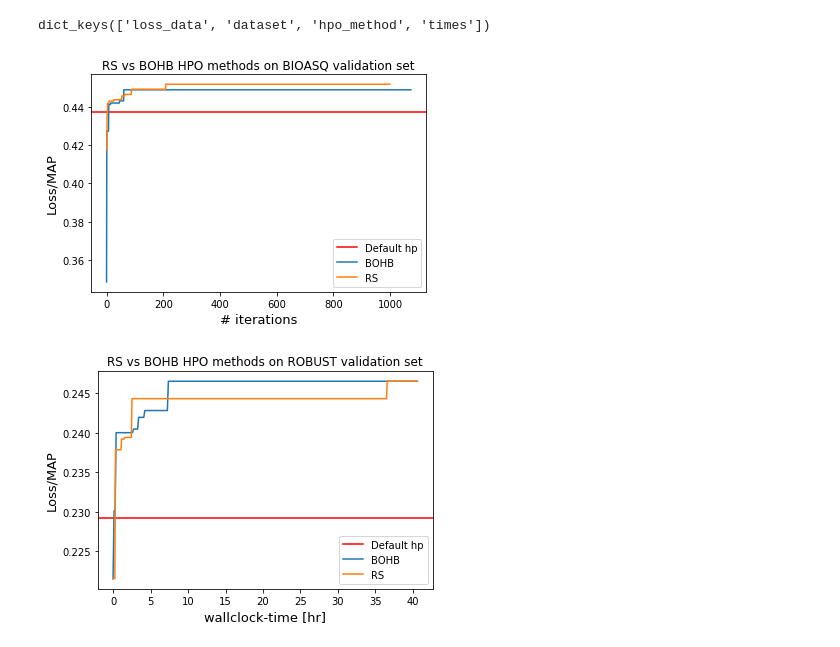
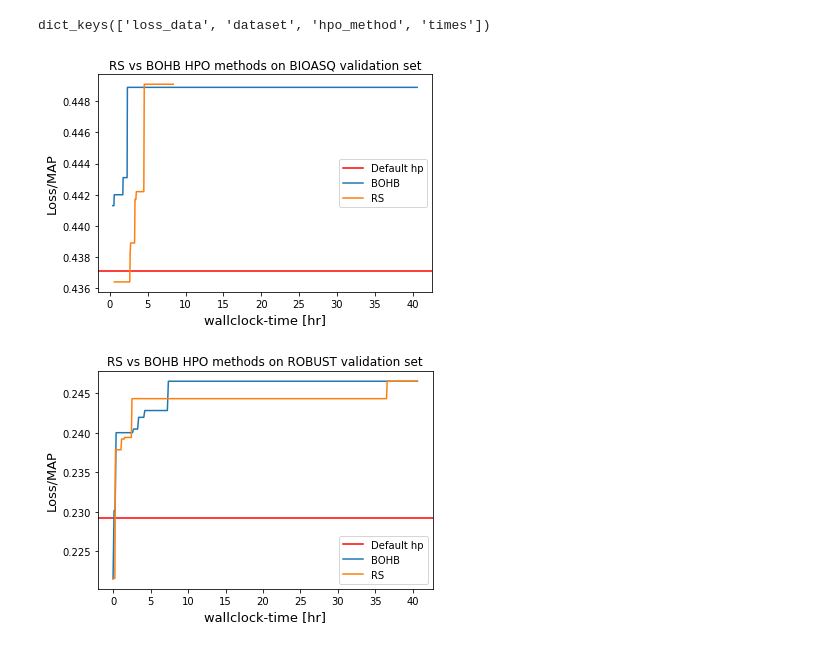
Before and after one commit to fj-morales/deep-relevance-ranking, a Jupyter notebook: models/baselines/HPO_analysis_intermediate.ipynb, the cells around one changed output. Drawn from its saved outputs; the diff is of its cells as text; code cells hidden in the pictures.

```diff
--- a/models/baselines/HPO_analysis_intermediate.ipynb
+++ b/models/baselines/HPO_analysis_intermediate.ipynb
@@ -87,7 +87,7 @@ def get_best_config(*results_dirs):
                }, '\n' )
 # %%
 bio_bohb_file = './bioasq_dir/hpo_results_bohb/results.json'
-bio_rs_file = './bioasq_dir/hpo_results_rs/results.json'
+bio_rs_file = './bioasq_dir/hpo_results_rs_1573577855//results.json'
 rob_bohb_file = './robust_dir/hpo_results_bohb/results.json'
 rob_rs_file = './robust_dir/hpo_results_rs/results.json'
 # %%
@@ -100,9 +100,9 @@ bio_bohb_results.keys()
 # %% [output]
 dict_keys(['loss_data', 'dataset', 'hpo_method', 'times'])
 # %%
-plot_results(bio_bohb_results,bio_rs_results, default=0.4371, n=0, time_flag=False)
+plot_results(bio_bohb_results,bio_rs_results, default=0.4371, n=10, time_flag=True)
 # %% [output]
-[figure, old version]
+[figure, new version]
 # %%
 plot_results(rob_bohb_results,rob_rs_results, default=0.2292, n=0, time_flag=True)
 # %% [output]
```
Also changed, not shown: parts of 2 cells of this notebook, 2 other files.
